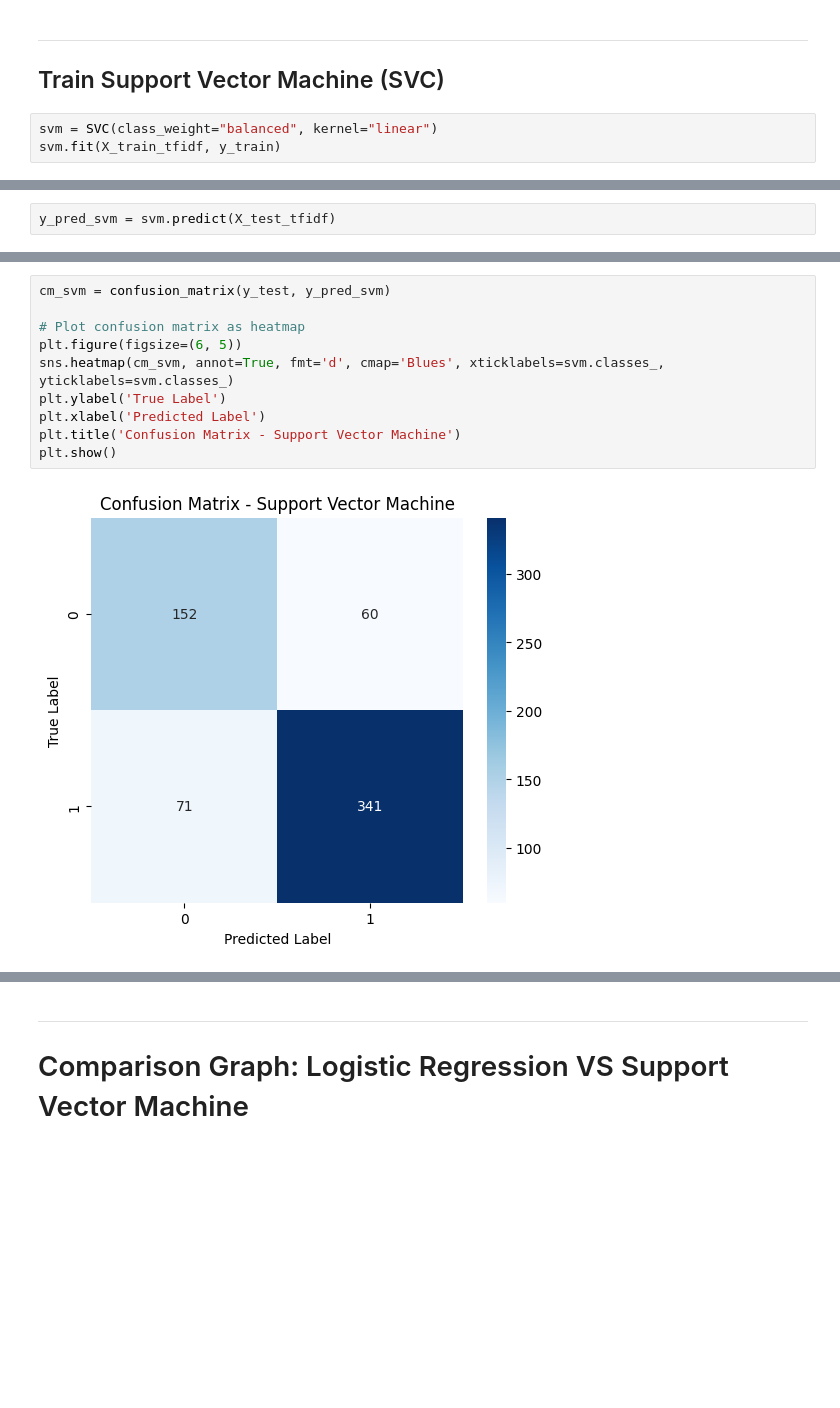
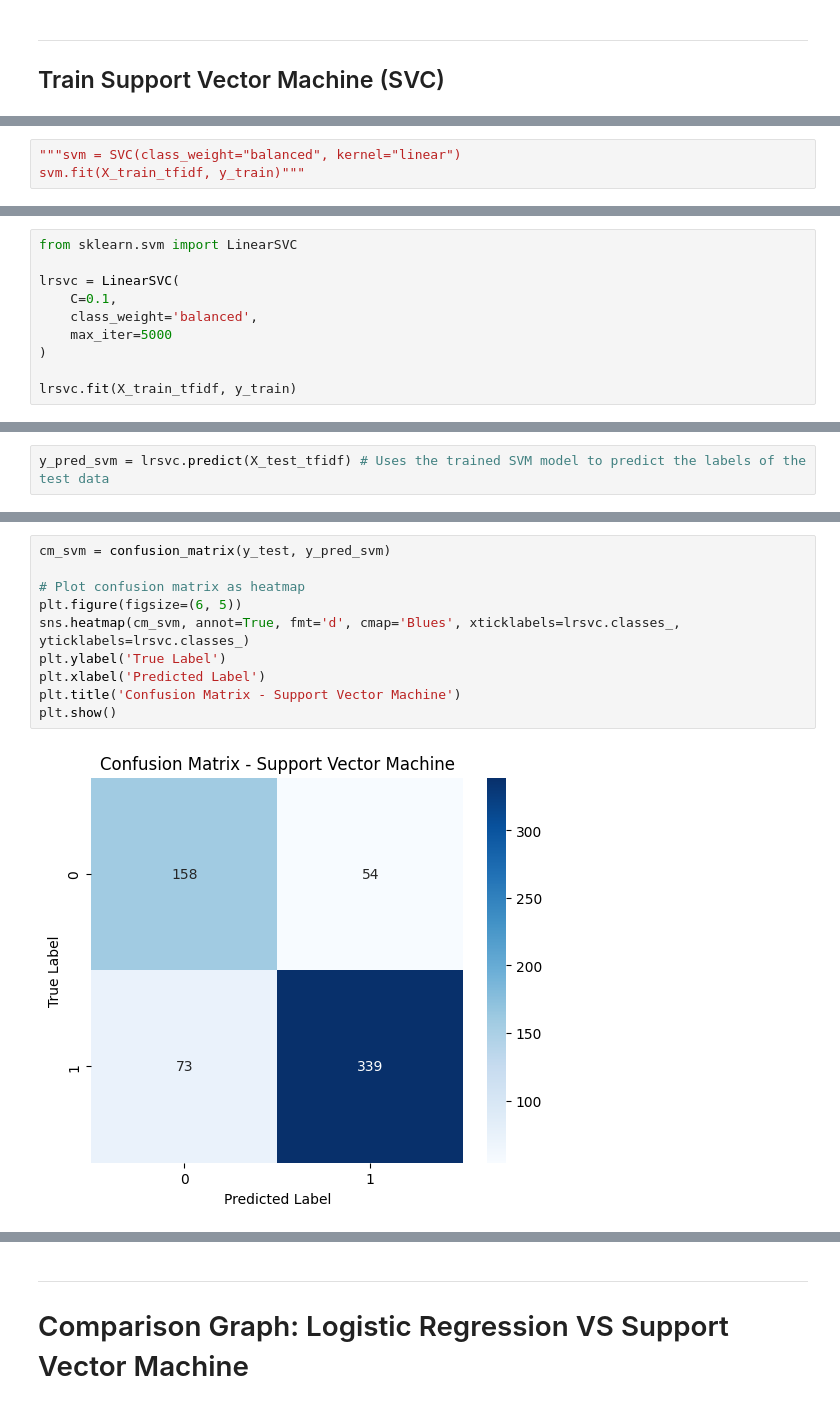
Before and after one commit to Natashaa7/COVID-19-Fake-News-Detection, a Jupyter notebook: Fake-News-Classification.ipynb, the cells around one changed output, grey strips where cells are left out. Saved outputs shown, nothing was run; the diff lists cells and outputs as text; blank space fills up the shorter version.

```diff
--- a/Fake-News-Classification.ipynb
+++ b/Fake-News-Classification.ipynb
@@ -668,6 +691,3 @@ plt.show()
 # %% [markdown]
 ---
 ## Train Support Vector Machine (SVC)
-# %%
-svm = SVC(class_weight="balanced", kernel="linear")
-svm.fit(X_train_tfidf, y_train)
@@ -682,0 +694,3 @@ The SVM learns to separate fake and real news articles based on the TF-IDF featu
+# %%
+"""svm = SVC(class_weight="balanced", kernel="linear")
+svm.fit(X_train_tfidf, y_train)"""
@@ -682,0 +699,10 @@ The SVM learns to separate fake and real news articles based on the TF-IDF featu
+# %%
+from sklearn.svm import LinearSVC
+
+lrsvc = LinearSVC(
+    C=0.1,
+    class_weight='balanced',
+    max_iter=5000
+)
+
+lrsvc.fit(X_train_tfidf, y_train)
@@ -683,3 +744,3 @@ The SVM learns to separate fake and real news articles based on the TF-IDF featu
 # %%
-y_pred_svm = svm.predict(X_test_tfidf)
+y_pred_svm = lrsvc.predict(X_test_tfidf) # Uses the trained SVM model to predict the labels of the test data
 # %% [markdown]
@@ -721,14 +775,14 @@ These metrics help evaluate the performance of the SVM model. Accuracy shows ove
 # %%
 cm_svm = confusion_matrix(y_test, y_pred_svm)
 
 # Plot confusion matrix as heatmap
 plt.figure(figsize=(6, 5))
-sns.heatmap(cm_svm, annot=True, fmt='d', cmap='Blues', xticklabels=svm.classes_, yticklabels=svm.classes_)
+sns.heatmap(cm_svm, annot=True, fmt='d', cmap='Blues', xticklabels=lrsvc.classes_, yticklabels=lrsvc.classes_)
 plt.ylabel('True Label')
 plt.xlabel('Predicted Label')
 plt.title('Confusion Matrix - Support Vector Machine')
 plt.show()
 # %% [output]
-[figure, old version]
+[figure, new version]
 # %% [markdown]
 - `confusion_matrix(y_test, y_pred_svm)`: Computes the confusion matrix for the SVM predictions.
```
Also changed, not shown: parts of 88 cells of this notebook.
